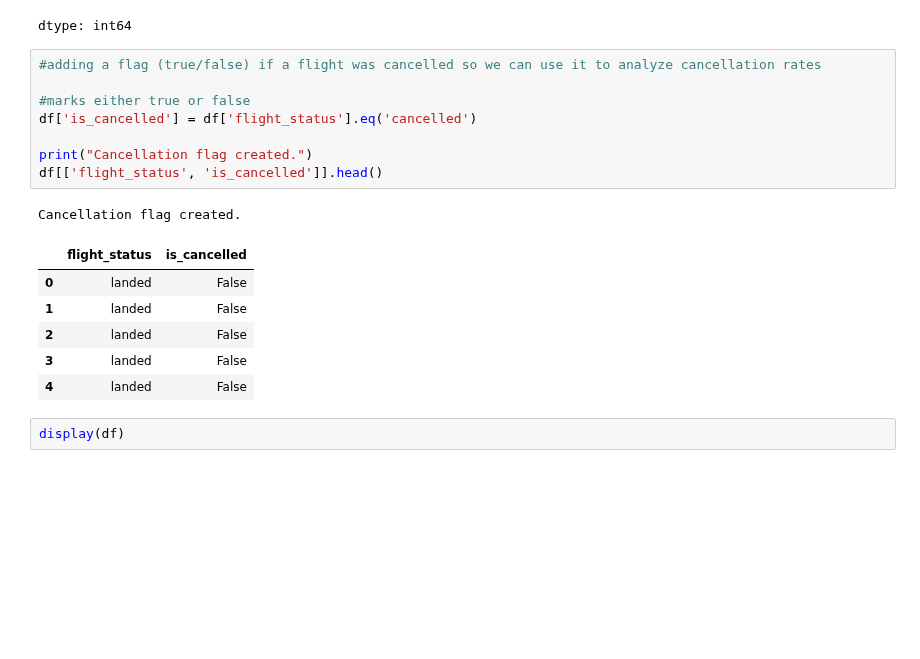
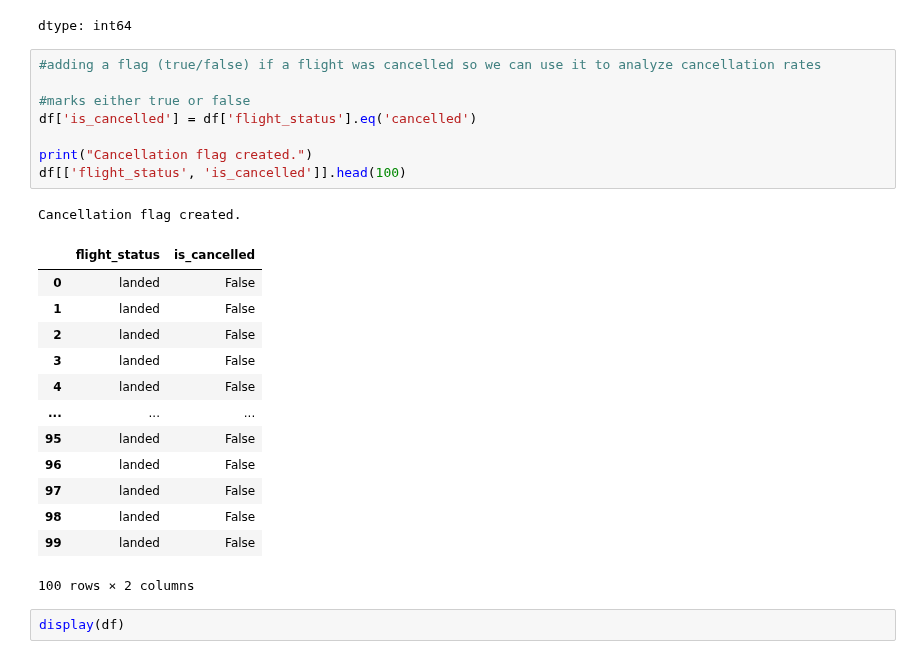
Before and after one commit to Iamkoss/cis9650_flight_data, a Jupyter notebook: fligh_data.ipynb, the cells around one changed output. Cells and saved outputs as stored; diff of their text form; blank space fills up the shorter version.

```diff
--- a/fligh_data.ipynb
+++ b/fligh_data.ipynb
@@ -378,19 +334,26 @@ dtype: int64
 # %%
 #adding a flag (true/false) if a flight was cancelled so we can use it to analyze cancellation rates
 
 #marks either true or false
 df['is_cancelled'] = df['flight_status'].eq('cancelled')
 
 print("Cancellation flag created.")
-df[['flight_status', 'is_cancelled']].head()
+df[['flight_status', 'is_cancelled']].head(100)
 # %% [output]
 Cancellation flag created.
 |  | flight_status | is_cancelled |
 | 0 | landed | False |
 | 1 | landed | False |
 | 2 | landed | False |
 | 3 | landed | False |
 | 4 | landed | False |
+| ... | ... | ... |
+| 95 | landed | False |
+| 96 | landed | False |
+| 97 | landed | False |
+| 98 | landed | False |
+| 99 | landed | False |
+100 rows × 2 columns
 # %%
 display(df)
 # %% [markdown]
```
Also changed, not shown: parts of 4 cells of this notebook.
